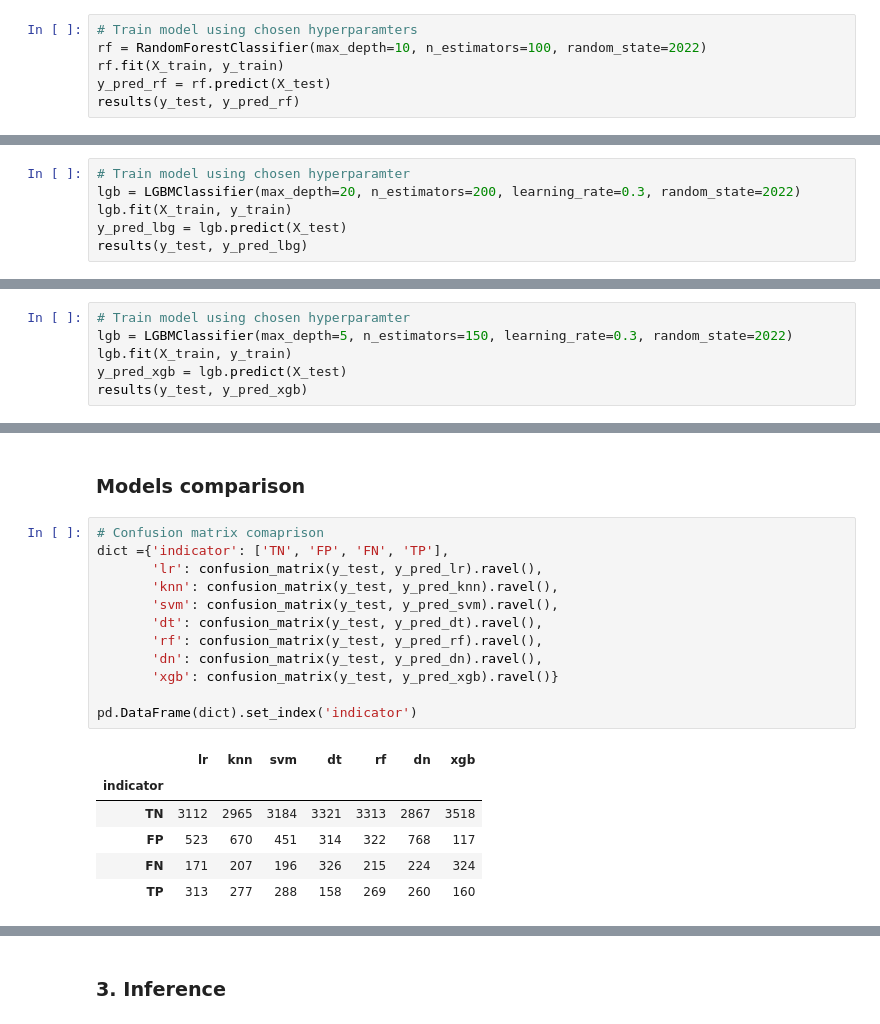
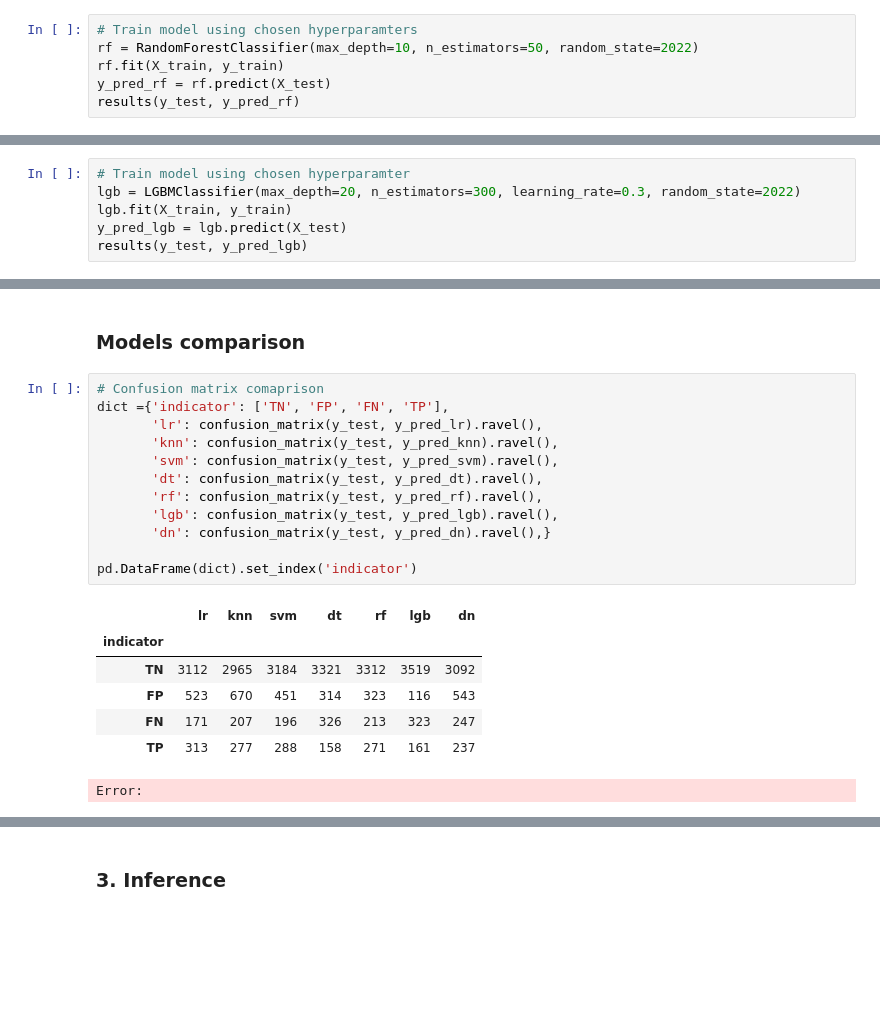
Before and after one commit to nmichalek/bank_marketing, a Jupyter notebook: model_training.ipynb, the cells around one changed output, grey strips where cells are left out. Cells and saved outputs as stored; diff of their text form; blank space fills up the shorter version.

Commit message:
model training update

```diff
--- a/model_training.ipynb
+++ b/model_training.ipynb
@@ -184,6 +195,6 @@ for i in np.arange(9):
 # %%
 # Train model using chosen hyperparamters
-rf = RandomForestClassifier(max_depth=10, n_estimators=100, random_state=2022)
+rf = RandomForestClassifier(max_depth=10, n_estimators=50, random_state=2022)
 rf.fit(X_train, y_train)
 y_pred_rf = rf.predict(X_test)
 results(y_test, y_pred_rf)
@@ -216,8 +229,8 @@ grid_lgb.best_params_
 # %%
 # Train model using chosen hyperparamter
-lgb = LGBMClassifier(max_depth=20, n_estimators=200, learning_rate=0.3, random_state=2022)
+lgb = LGBMClassifier(max_depth=20, n_estimators=300, learning_rate=0.3, random_state=2022)
 lgb.fit(X_train, y_train)
-y_pred_lbg = lgb.predict(X_test)
-results(y_test, y_pred_lbg)
+y_pred_lgb = lgb.predict(X_test)
+results(y_test, y_pred_lgb)
 # %% [output]
 Accuracy: 0.893
@@ -235,6 +248,0 @@ Confusion matrix:
-# %%
-# Train model using chosen hyperparamter
-lgb = LGBMClassifier(max_depth=5, n_estimators=150, learning_rate=0.3, random_state=2022)
-lgb.fit(X_train, y_train)
-y_pred_xgb = lgb.predict(X_test)
-results(y_test, y_pred_xgb)
@@ -295,21 +291,22 @@ Confusion matrix:
 # %%
 # Confusion matrix comaprison
 dict ={'indicator': ['TN', 'FP', 'FN', 'TP'],
        'lr': confusion_matrix(y_test, y_pred_lr).ravel(),
        'knn': confusion_matrix(y_test, y_pred_knn).ravel(),
        'svm': confusion_matrix(y_test, y_pred_svm).ravel(),
        'dt': confusion_matrix(y_test, y_pred_dt).ravel(),
        'rf': confusion_matrix(y_test, y_pred_rf).ravel(),
-       'dn': confusion_matrix(y_test, y_pred_dn).ravel(),
-       'xgb': confusion_matrix(y_test, y_pred_xgb).ravel()}
+       'lgb': confusion_matrix(y_test, y_pred_lgb).ravel(),
+       'dn': confusion_matrix(y_test, y_pred_dn).ravel(),}
 
 pd.DataFrame(dict).set_index('indicator')
 # %% [output]
-|  | lr | knn | svm | dt | rf | dn | xgb |
+|  | lr | knn | svm | dt | rf | lgb | dn |
 | indicator |  |  |  |  |  |  |  |
-| TN | 3112 | 2965 | 3184 | 3321 | 3313 | 2867 | 3518 |
-| FP | 523 | 670 | 451 | 314 | 322 | 768 | 117 |
-| FN | 171 | 207 | 196 | 326 | 215 | 224 | 324 |
-| TP | 313 | 277 | 288 | 158 | 269 | 260 | 160 |
+| TN | 3112 | 2965 | 3184 | 3321 | 3312 | 3519 | 3092 |
+| FP | 523 | 670 | 451 | 314 | 323 | 116 | 543 |
+| FN | 171 | 207 | 196 | 326 | 213 | 323 | 247 |
+| TP | 313 | 277 | 288 | 158 | 271 | 161 | 237 |
+Error:
 # %%
 # Accuracy comparison
```
Also changed, not shown: parts of 19 cells of this notebook, 1 other file.
